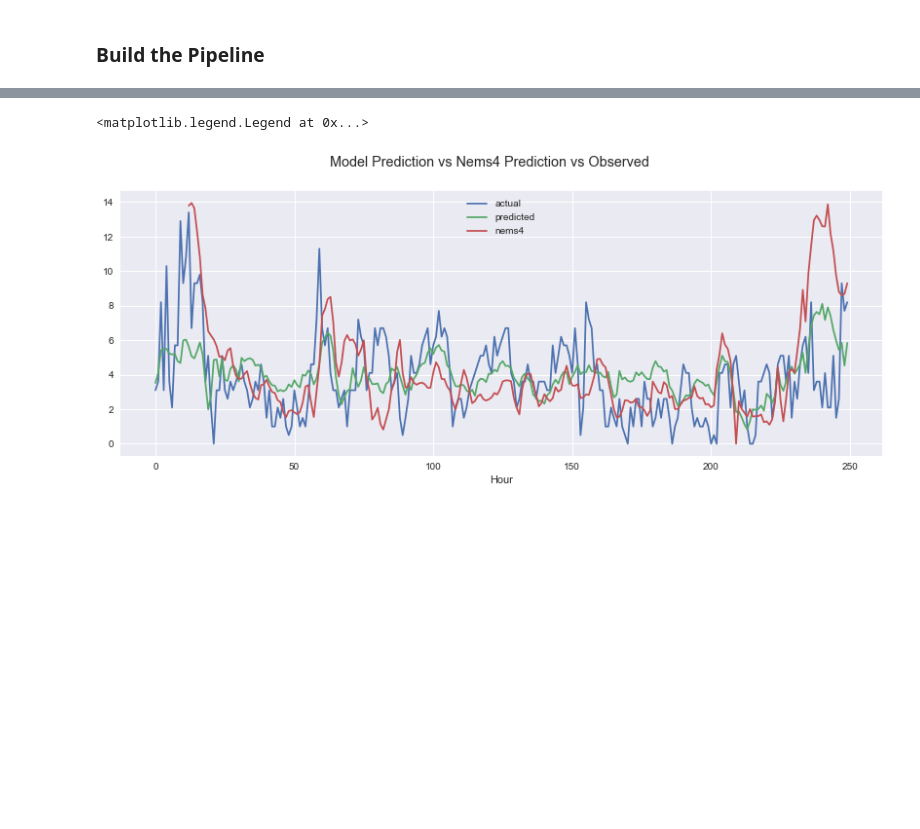
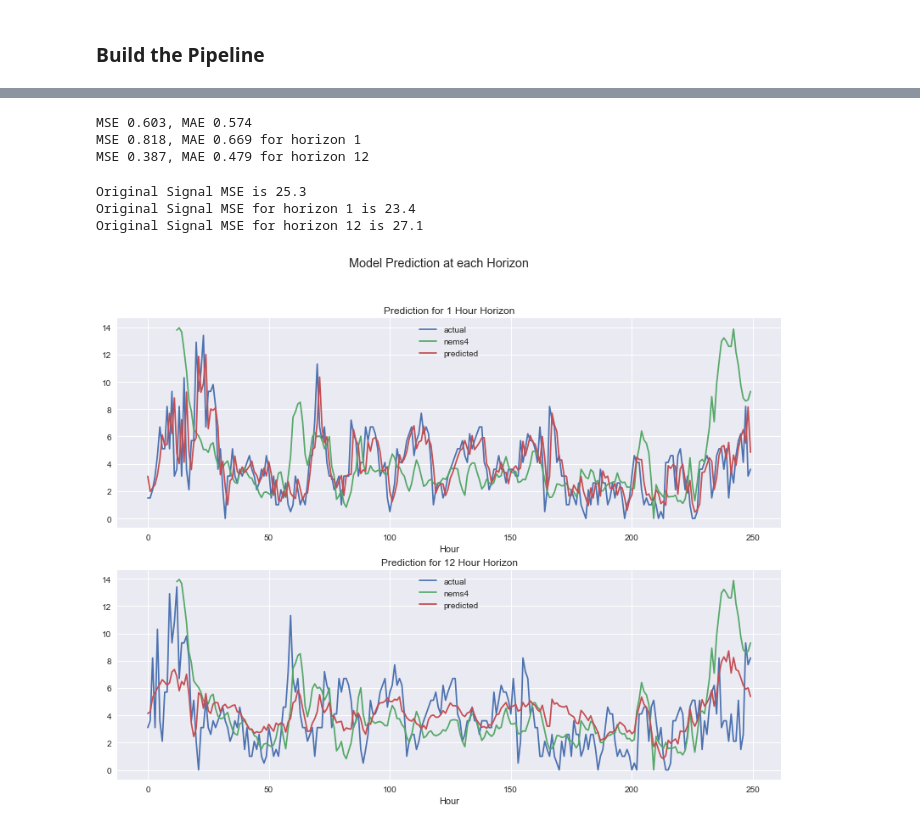
Before and after one commit to willfleury/wind-forecasting, a Jupyter notebook: Blog - Pipeline.ipynb, the cells around one changed output, grey strips where cells are left out. Saved outputs shown, nothing was run; the diff lists cells and outputs as text; code cells hidden in the pictures; blank space fills up the shorter version.

```diff
--- a/Blog - Pipeline.ipynb
+++ b/Blog - Pipeline.ipynb
@@ -436,21 +389,64 @@ print(mean_squared_error(features['wind_speed'][sequence_offset+row_split+12:],
+# %%
+from sklearn.metrics import mean_squared_error, mean_absolute_error
+
+print("MSE {:.3}, MAE {:.3}".format(
+    mean_squared_error(y_test, predicted),
+    mean_absolute_error(y_test, predicted)))
+
+for i, horizon in enumerate(horizons):
+    print("MSE {:.3}, MAE {:.3} for horizon {}".format(
+        mean_squared_error(y_test[:,i], predicted[:,i]),
+        mean_absolute_error(y_test[:,i], predicted[:,i]),
+        horizon))
+# %% [output]
+MSE 0.603, MAE 0.574
+MSE 0.818, MAE 0.669 for horizon 1
+MSE 0.387, MAE 0.479 for horizon 12
+# %%
+from sklearn.metrics import mean_squared_error, mean_absolute_error
+
+inverse_scale = invert_all_prediction_scaled(scaler, predicted, scaled.columns, horizons)
+
+predicted_signal = invert_all_prediction_differences(
+    inverse_scale,
+    features['wind_speed'][sequence_offset+row_split:])
+
+print("Original Signal MSE is {:.3}".format(
+        mean_squared_error(
+            features[features.filter(regex='prediction').columns][sequence_offset+row_split:],
+            predicted_signal)))
+
+for i, horizon in enumerate(horizons):
+    print("Original Signal MSE for horizon {} is {:.3}".format(horizon,
+        mean_squared_error(
+            features['prediction_' + str(horizon)][sequence_offset+row_split:],
+            predicted_signal[:,i])))
+# %% [output]
+Original Signal MSE is 25.3
+Original Signal MSE for horizon 1 is 23.4
+Original Signal MSE for horizon 12 is 27.1
 # %%
 import matplotlib.pyplot as plt
 
-s_actual = features['wind_speed'][sequence_offset+row_split+12:]
+# plot comparison with observation, numerical weather model and our prediction
+plot_samples=250
+plots = len(horizons)
 
-# plot sample
-plot_samples=250
-nems4_wind_pred = features['nems4_wind_speed'][sequence_offset+row_split+12:].shift(nems4_lookahead)
+nems4_predicted_signal = features['nems4_wind_speed'][sequence_offset+row_split+12:].shift(nems4_lookahead)
 
+fig = plt.figure(figsize=(14, 5 * plots))
+fig.suptitle("Model Prediction at each Horizon")
 
-fig = plt.figure(figsize=(14, 5))
-fig.suptitle("Model Prediction vs Nems4 Prediction vs Observed")
+for i, horizon in enumerate(horizons):
+    plt.subplot(plots,1,i+1)
 
-plt.plot(s_actual.values[:plot_samples], label='actual')
-plt.plot(undiff_prediction.values[:plot_samples], label='predicted')
-plt.plot(nems4_wind_pred.values[:plot_samples], label='nems4')
-plt.xlabel("Hour")
-plt.legend()
+    real_signal = features['wind_speed'][sequence_offset+row_split+horizon:].values
+
+    plt.plot(real_signal[:plot_samples], label='actual')
+    plt.plot(nems4_predicted_signal.values[:plot_samples], label='nems4')
+    plt.plot(predicted_signal[:plot_samples, i], label='predicted')
+    plt.title("Prediction for {} Hour Horizon".format(horizon))
+    plt.xlabel("Hour")
+    plt.legend()
 # %% [output]
-<matplotlib.legend.Legend at 0x...>
-[figure, old version]
+[figure, new version]
```
Also changed, not shown: parts of 11 cells of this notebook, 2 other files.
